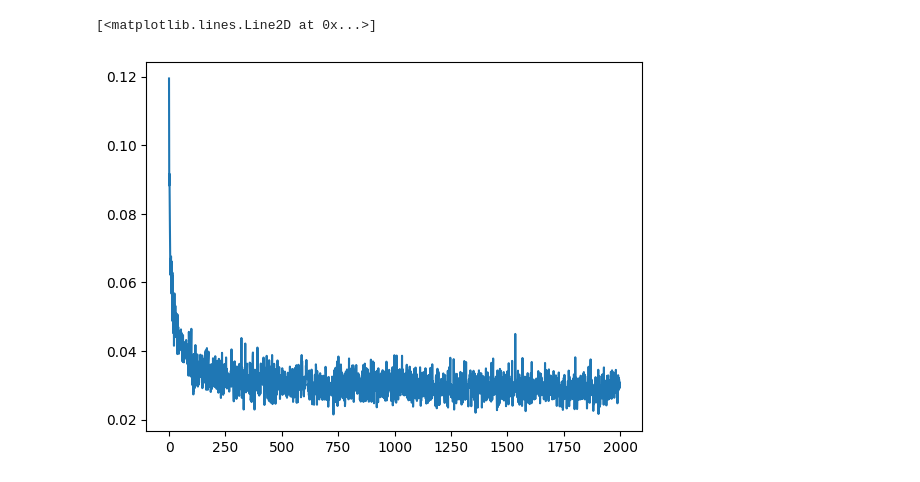
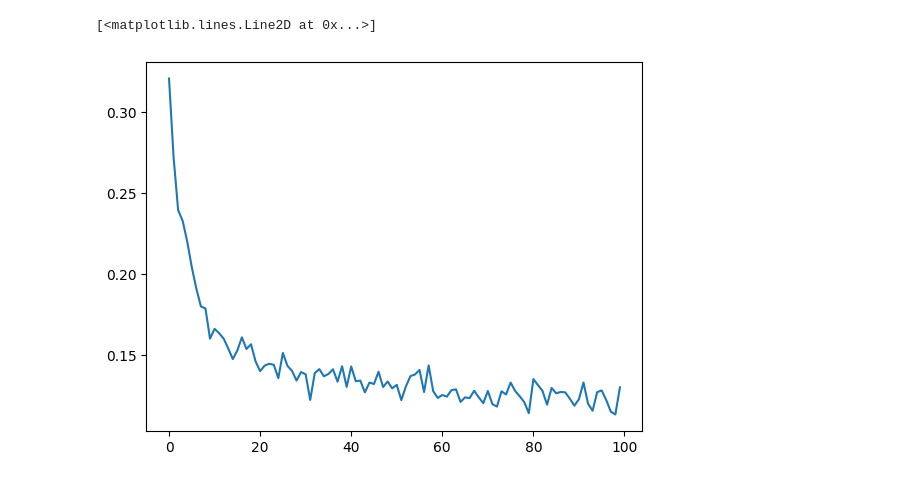
Before and after one commit to claramn/TFG-MUSICAL, a Jupyter notebook: notebooks/04_Diffusion.ipynb, the cells around one changed output. Cells and saved outputs as stored; diff of their text form; code cells hidden in the pictures.

```diff
--- a/notebooks/04_Diffusion.ipynb
+++ b/notebooks/04_Diffusion.ipynb
@@ -180,3 +219,44 @@ losses = []
+# %%
+def createObjects(epochs=1000, norm_groups=8, sin=128, sout=None):
+    sout = sout or sin
+
+    down_layers = [
+        DummyLayer(sin, sin//2, norm_groups).to(device),
+        DummyLayer(sin//2, sin//4, norm_groups).to(device),
+    ]
+
+    bottleneck = DummyLayer(sin//4, sout//4, norm_groups).to(device)
+
+    up_layers = [
+        DummyLayer(sout//4, sout//2, norm_groups).to(device),
+        DummyLayer(sout//2, sout, norm_groups).to(device),
+    ]
+
+    embedder = Embeder(num_epochs=epochs, embed_dim=128, device=device).to(device)
+    scheduler = Scheduler(num_epochs=epochs, device=device).to(device)
+
+    model = DiffusionModel(
+        channels=[sin, sout], # entrada y salida de las layers
+        norm_groups=norm_groups,
+        up_layers=up_layers,
+        down_layers=down_layers,
+        bottleneck=bottleneck,
+        embedder=embedder,
+        input_channels=1,
+        output_channels=1
+    ).to(device)
+
+    losses = []
+    return model, scheduler, losses
 # %%
 mnist_ds = FashionMNIST(root=mnist_datasets_path, train=True,  download=True, transform=ToTensor())
 synt_ds = NSynth('training')
+# %%
+num_epochs = 100
+batch_size = 2048
+sin = 128
+sout = sin # por ahora tiene pinta de que deben de ser iguales (por lo de los skips)
+norm_groups = 8
+# %%
+%%time
+model, shceduler, losses = createObjects(num_epochs, norm_groups, sin, sout)
@@ -185,9 +268,10 @@ synt_ds = NSynth('training')
 model, scheduler, losses = train(
     model,
     epochs=num_epochs,
-    batch_size=1024,
+    batch_size=2048,
     lr=1e-3,
     model_path=diff_mnist_model_path,
+    sch_path=diff_sch_mnist_model_path,
     dataset=mnist_ds,
     verb=True,
 )
@@ -213,3 +297,3 @@ Wall time: 4h 25min 9s
 [<matplotlib.lines.Line2D at 0x...>]
-[figure, old version]
+[figure, new version]
 # %%
```
Also changed, not shown: parts of 10 cells of this notebook, 1 other file.
